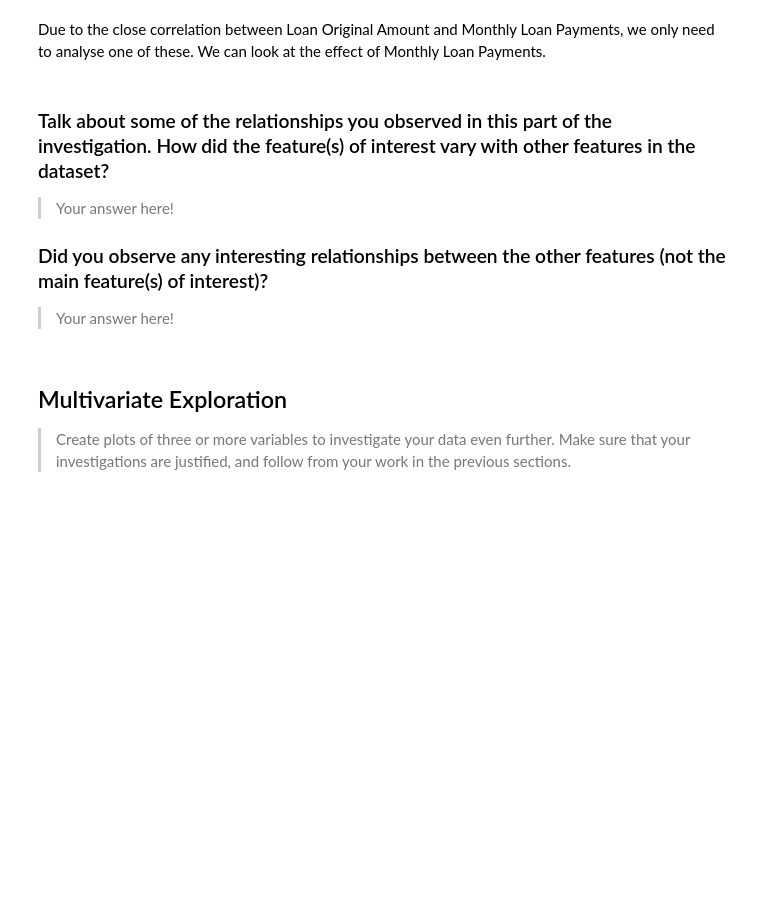
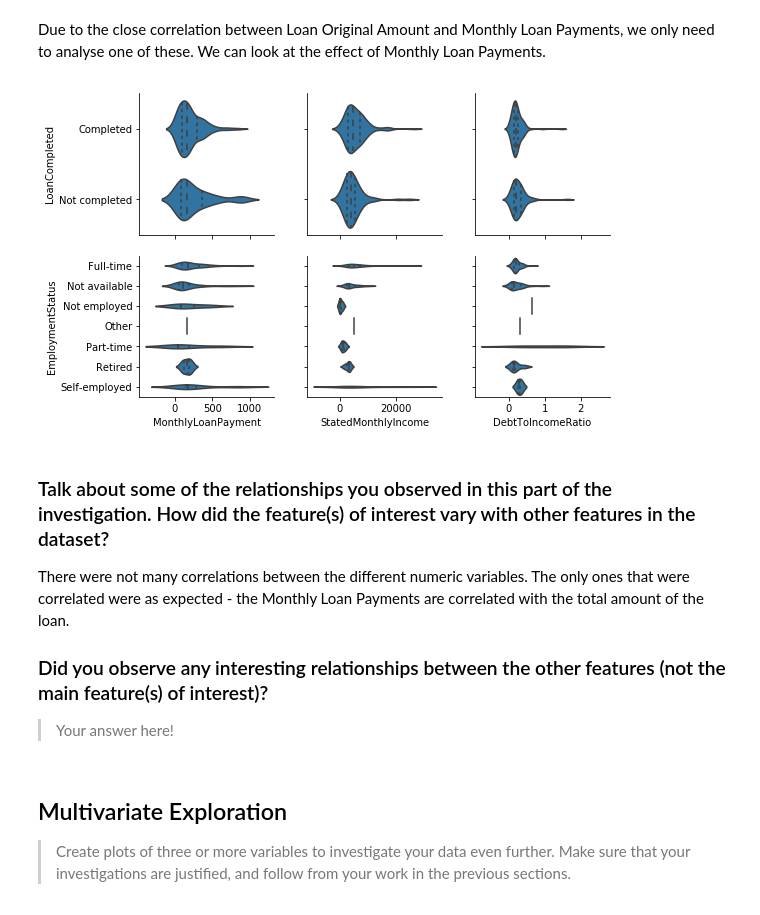
Before and after one commit to Jeffro80/DAND_Communicate_Findings, a Jupyter notebook: exploration-WORKING.ipynb, the cells around one changed output. Drawn from its saved outputs; the diff is of its cells as text; code cells hidden in the pictures; blank space fills up the shorter version.

```diff
--- a/exploration-WORKING.ipynb
+++ b/exploration-WORKING.ipynb
@@ -933,10 +936,19 @@ Due to the close correlation between Loan Original Amount and Monthly Loan Payme
 # %%
 # DRILL DOWN
 # Look at interesting variables and look for relationships between them e.g. Loan amount and Stated Monthly Income
+# %%
+samples = np.random.choice(loans.shape[0], 500, replace = False)
+loan_samples = loans.loc[samples,:]
+
+g = sb.PairGrid(data=loan_samples, x_vars = ['MonthlyLoanPayment', 'StatedMonthlyIncome', 'DebtToIncomeRatio'],
+               y_vars=['LoanCompleted', 'EmploymentStatus'])
+g.map(sb.violinplot, inner = 'quartile');
+# %% [output]
+[figure, added]
 # %% [markdown]
 ### Talk about some of the relationships you observed in this part of the investigation. How did the feature(s) of interest vary with other features in the dataset?
 
-> Your answer here!
+There were not many correlations between the different numeric variables. The only ones that were correlated were as expected - the Monthly Loan Payments are correlated with the total amount of the loan.
 
 ### Did you observe any interesting relationships between the other features (not the main feature(s) of interest)?
 
```
Also changed, not shown: parts of 5 cells of this notebook.
